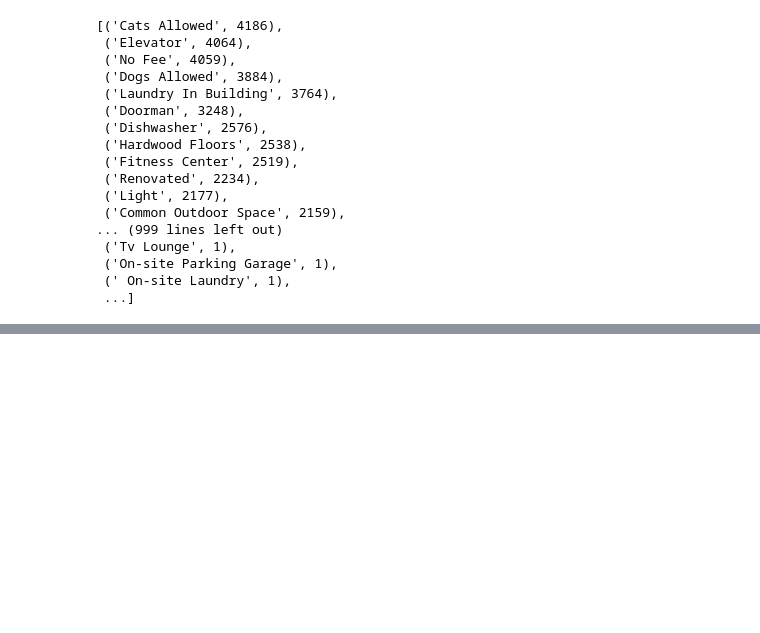
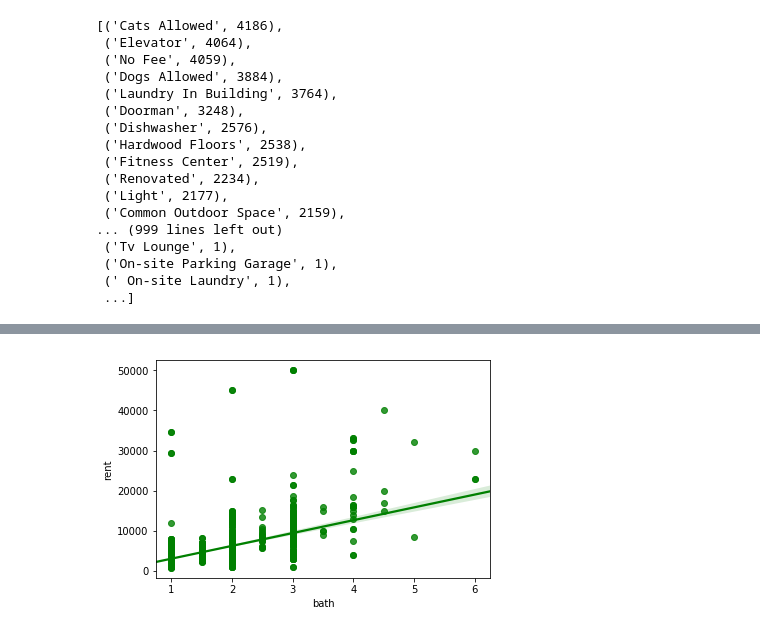
Before and after one commit to amitrani6/nyc_asking_rent_regression, a Jupyter notebook: Main Dataframe EDA Work.ipynb, the cells around one changed output, grey strips where cells are left out. Cells and saved outputs as stored; diff of their text form; code cells hidden in the pictures; blank space fills up the shorter version.

```diff
--- a/Main Dataframe EDA Work.ipynb
+++ b/Main Dataframe EDA Work.ipynb
@@ -416,0 +690,5 @@ amli.loc[df.index == 1362]
+# %%
+main_db = test
+main_db.to_csv("main_listing_dataframe.csv", index=False)
+main_db.info()
+main_db
@@ -416,0 +731,9 @@ amli.loc[df.index == 1362]
+# %%
+cleaned_dummies = []
+for names in list(main_df.columns)[12:]:
+    cleaned_dummies.append(names.replace(' ', '_'))
+
+new_column_dict = dict(zip(list(main_df.columns[12:]), cleaned_dummies))
+# %%
+main_db = main_db.rename(columns=new_column_dict)
+main_db
@@ -416,0 +786,9 @@ amli.loc[df.index == 1362]
+# %%
+import matplotlib as plt
+from matplotlib import style
+import seaborn as sns
+
+ax = sns.regplot(x= 'bath', y='rent', data = main_db, color = 'green')
+#this scatterplot chart showing the price over time
+# %% [output]
+[figure, added]
```
Also changed, not shown: parts of 57 cells of this notebook, 6 other files.
